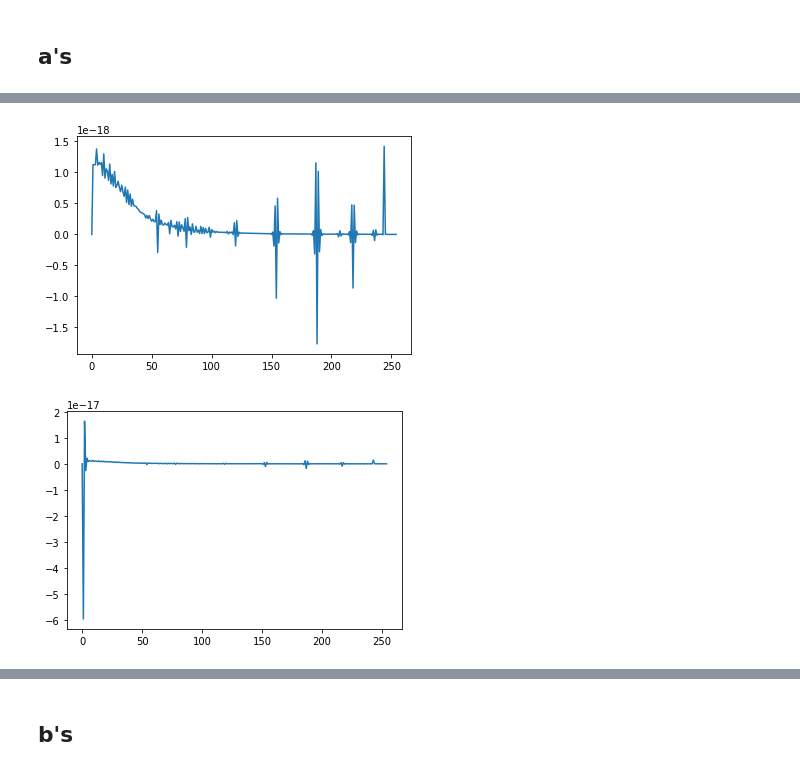
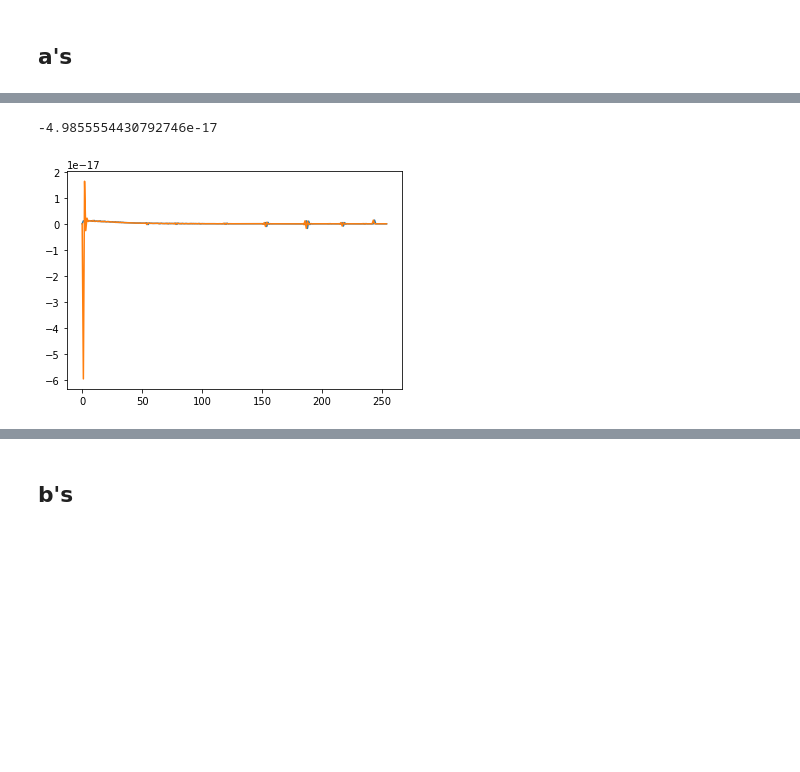
Before and after one commit to nuLABatUSD/BBN_sterile_decay, a Jupyter notebook: alterbbn_v2.2/CheckCSVFileAccuracy.ipynb, the cells around one changed output, grey strips where cells are left out. Drawn from its saved outputs; the diff is of its cells as text; code cells hidden in the pictures; blank space fills up the shorter version.

```diff
--- a/alterbbn_v2.2/CheckCSVFileAccuracy.ipynb
+++ b/alterbbn_v2.2/CheckCSVFileAccuracy.ipynb
@@ -21,16 +24,19 @@ plt.show()
 # %%
 df_a_pn = pd.read_csv("CSV Files/a_pn.csv", names=["index", "output"], index_col=False, usecols = ["output"])
 df_a_pn_hannah = pd.read_csv("300-7e-05-FullTestNew/mass_300_mix_7e-05_a_pn.csv", names=["index", "output"], index_col=False, usecols = ["output"])
 
 fig = plt.figure()
 
 for frame in [df_a_pn, df_a_pn_hannah]:
     plt.plot(frame.index, frame['output'])
 
+sum_pn_diff = sum(df_a_pn_hannah['output'] - df_a_pn['output'])
+print(sum_pn_diff)
+
 plt.show()
 # %% [output]
+-4.9855554430792746e-17
-[figure, old version]
+[figure, new version]
-[figure, removed]
 # %%
 df_a_rhonu = pd.read_csv("CSV Files/a_rhonu.csv", names=["index", "output"], index_col=False, usecols = ["output"])
 df_a_rhonu_hannah = pd.read_csv("300-7e-05-FullTestNew/mass_300_mix_7e-05_a_rhonu.csv", names=["index", "output"], index_col=False, usecols = ["output"])
```
Also changed, not shown: parts of 26 cells of this notebook, 51 other files.
